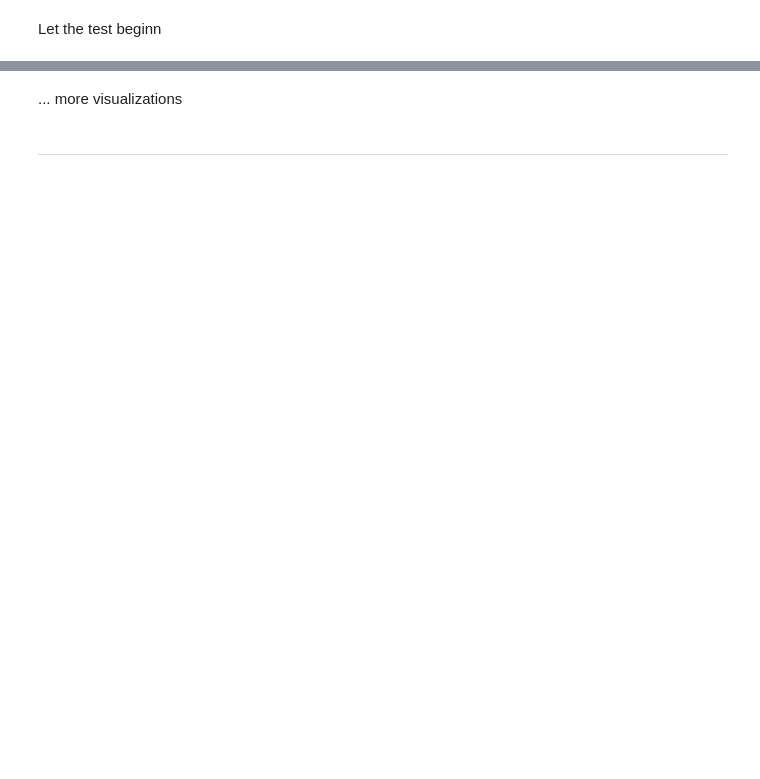
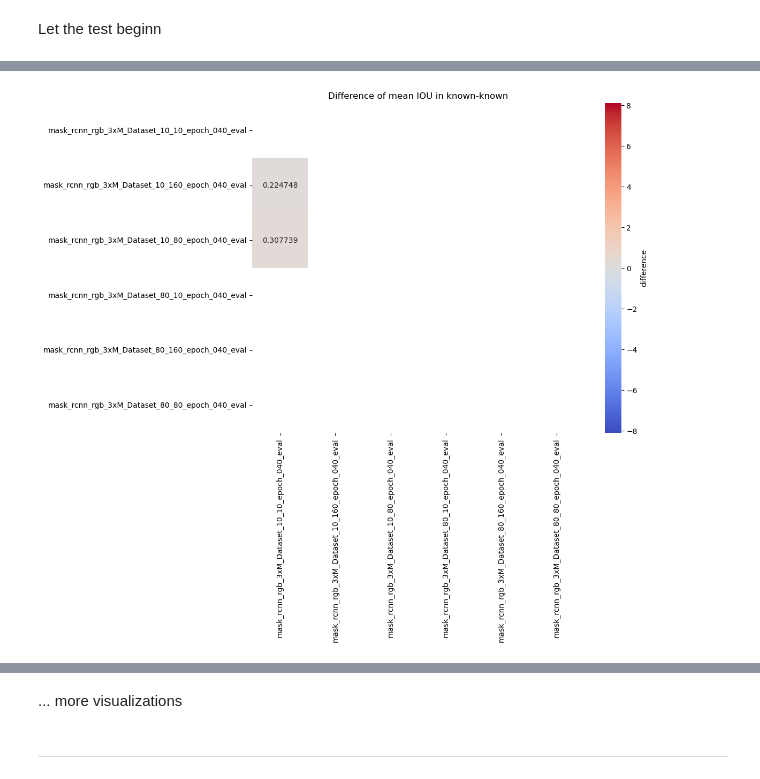
Before and after one commit to xXAI-botXx/torch-mask-rcnn-instance-segmentation, a Jupyter notebook: results.ipynb, the cells around one changed output, grey strips where cells are left out. Saved outputs shown, nothing was run; the diff lists cells and outputs as text; code cells hidden in the pictures; blank space fills up the shorter version.

Commit message:
Added experiment vis + untested extended mask rcnn version

```diff
--- a/results.ipynb
+++ b/results.ipynb
@@ -51,18 +278,0 @@ Test of normal distribution
-# %%
-normality_results = {}
-for name, data in results.items():
-    iou_values = data.get("intersection over union")
-
-    if iou_values:
-        shapiro_stat, shapiro_p = stats.shapiro(iou_values)
-        normality_results[name] = (shapiro_stat, shapiro_p)
-        if shapiro_p > 0.05:
-            print(f"{name}: IOU-values are normally distributed (p-Wert = {shapiro_p:.3f})")
-        else:
-            print(f"{name}: IOU-values are NOT normally distributed (p-Wert = {shapiro_p:.3f})")
-
-all_normal = all(p > 0.05 for _, p in normality_results.values())
-if all_normal:
-    print("\n\n    -> All results are normally distributed, t test will be applied.")
-else:
-    print("\n\n    -> NOT All results are normally distributed, Wilcoxon test will be applied.")
@@ -70,0 +339,74 @@ Let the test beginn
+# %%
+# calc max and min difference
+global_max = None
+global_min = None
+for dataset_name, dataset_dicts in results.items():
+    keys = list(dataset_dicts.keys())
+    num_results = len(keys)
+    for i in range(num_results):
+        for j in range(num_results):
+            iou_1 = dataset_dicts[keys[i]]["intersection over union"]
+            iou_2 = dataset_dicts[keys[j]]["intersection over union"]
+
+            difference = np.mean(iou_1) - np.mean(iou_2)
+
+            if not global_max:
+                global_max = difference
+            else:
+                global_max = max(global_max, difference)
+
+            if not global_min:
+                global_min = difference
+            else:
+                global_min = min(global_min, difference)
+
+
+for dataset_name, dataset_dicts in results.items():
+    keys = list(dataset_dicts.keys())
+    num_results = len(keys)
+    difference_matrix = np.full((num_results, num_results), 999, dtype=float)  # init with 999
+    p_values_matrix = np.ones((num_results, num_results))
+    for i in range(num_results):
+        for j in range(num_results):
+            iou_1 = dataset_dicts[keys[i]]["intersection over union"]
+            iou_2 = dataset_dicts[keys[j]]["intersection over union"]
+
+            if np.mean(iou_1) - np.mean(iou_2) <= 0.01:
+                p_value = 1.0
+            else:
+                # Statistical test
+                if all_normal:
+                    _, p_value = stats.ttest_rel(iou_1, iou_2)
+                else:
+                    _, p_value = stats.wilcoxon(iou_1, iou_2)
+
+            p_values_matrix[i, j] = p_value
+
+            difference_matrix[i, j] = np.mean(iou_1) - np.mean(iou_2)
+            # print(difference_matrix[i, j])
+
+    # plotting of p values of all pairs
+    plt.figure(figsize=(10, 8))
+
+    # update mask, only take when the signification is high enough
+    mask = np.triu(difference_matrix)
+    new_mask = np.copy(mask)
+    for i in range(num_results):
+        for j in range(num_results):
+            if mask[i, j] != 0.0:
+                pass
+            else:
+                if p_values_matrix[i, j] < 0.05:
+                    new_mask[i, j] = 0.0
+                else:
+                    new_mask[i, j] = 1.0
+
+    sns.heatmap(difference_matrix, annot=True, mask=new_mask, fmt=".6f", cmap="coolwarm",
+                xticklabels=keys, yticklabels=keys, cbar_kws={"label": "difference"},
+                vmin=global_min, vmax=global_max)
+                # mask=mask,
+
+    plt.title(f"Difference of mean IOU in {dataset_name}")
+    plt.show()
+# %% [output]
+[figure, added]
```
Also changed, not shown: parts of 35 cells of this notebook, 1 other file.
